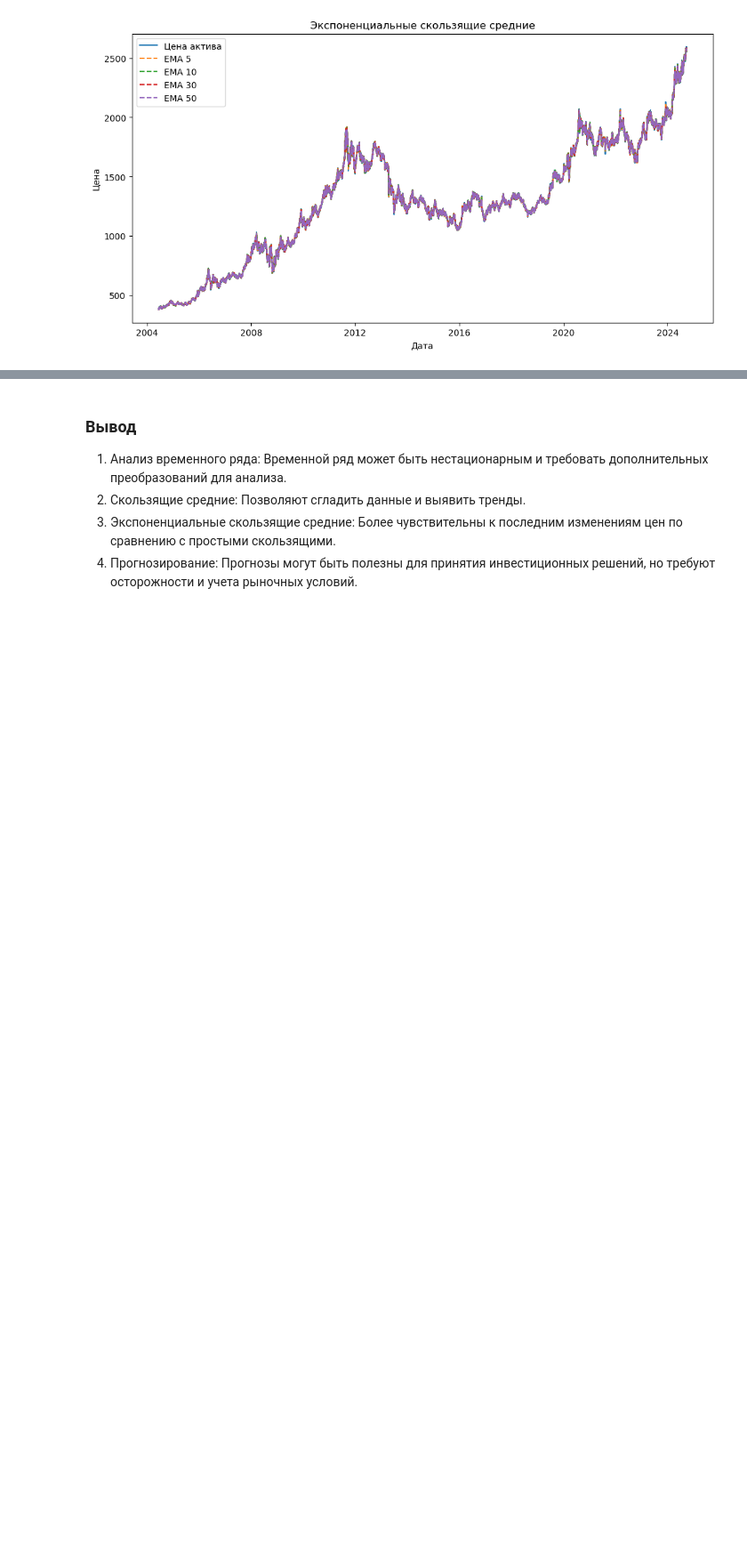
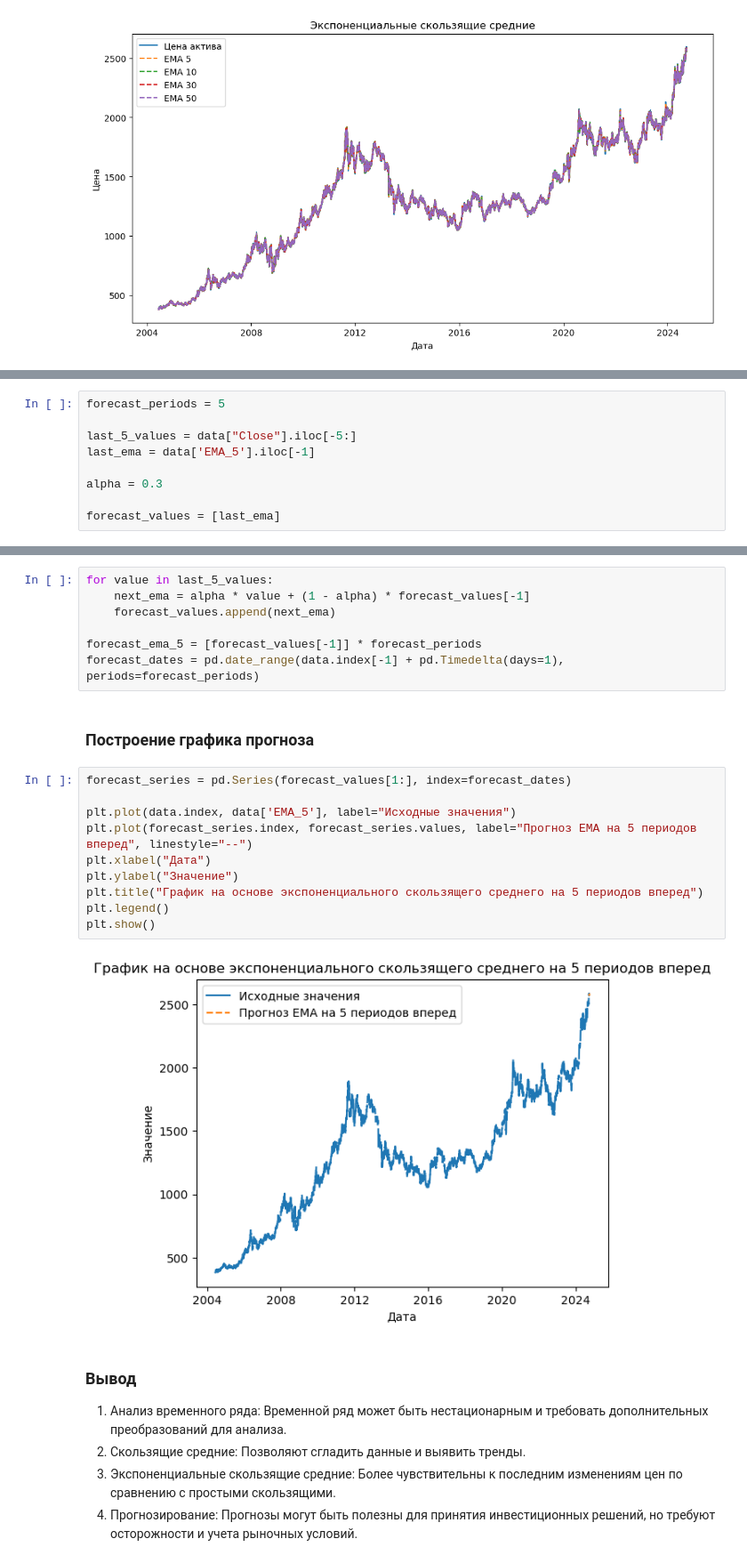
Before and after one commit to ExXxMachine/DL, a Jupyter notebook: LR1.ipynb, the cells around one changed output, grey strips where cells are left out. Shown at 89% size. Saved outputs shown, nothing was run; the diff lists cells and outputs as text; blank space fills up the shorter version.

```diff
--- a/LR1.ipynb
+++ b/LR1.ipynb
@@ -91,0 +107,9 @@ plt.show()
+# %%
+forecast_periods = 5
+
+last_5_values = data["Close"].iloc[-5:]
+last_ema = data['EMA_5'].iloc[-1]
+
+alpha = 0.3
+
+forecast_values = [last_ema]
@@ -92,3 +118,24 @@ plt.show()
+# %%
+for value in last_5_values:
+    next_ema = alpha * value + (1 - alpha) * forecast_values[-1]
+    forecast_values.append(next_ema)
+
+forecast_ema_5 = [forecast_values[-1]] * forecast_periods
+forecast_dates = pd.date_range(data.index[-1] + pd.Timedelta(days=1), periods=forecast_periods)
+# %% [markdown]
+### Построение графика прогноза
+# %%
+forecast_series = pd.Series(forecast_values[1:], index=forecast_dates)
+
+plt.plot(data.index, data['EMA_5'], label="Исходные значения")
+plt.plot(forecast_series.index, forecast_series.values, label="Прогноз EMA на 5 периодов вперед", linestyle="--")
+plt.xlabel("Дата")
+plt.ylabel("Значение")
+plt.title("График на основе экспоненциального скользящего среднего на 5 периодов вперед")
+plt.legend()
+plt.show()
+# %% [output]
+[figure, added]
 # %% [markdown]
 ### Вывод
 
```
Also changed, not shown: parts of 4 cells of this notebook, 2 other files.
